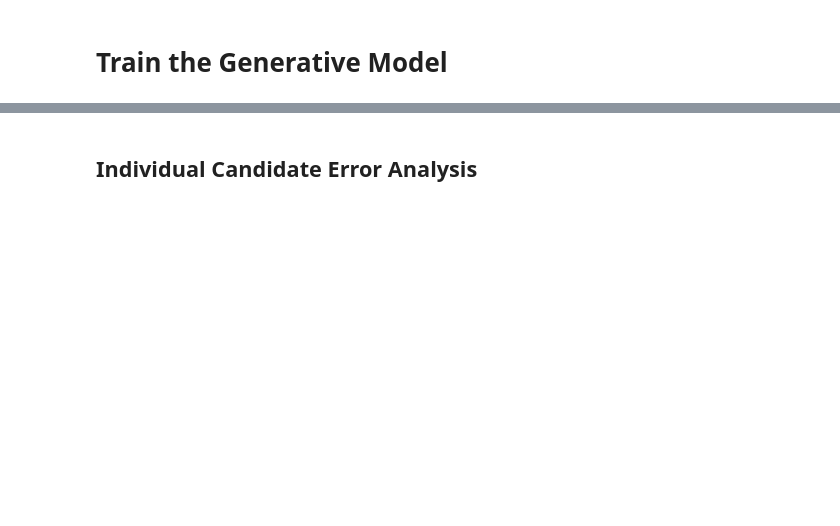
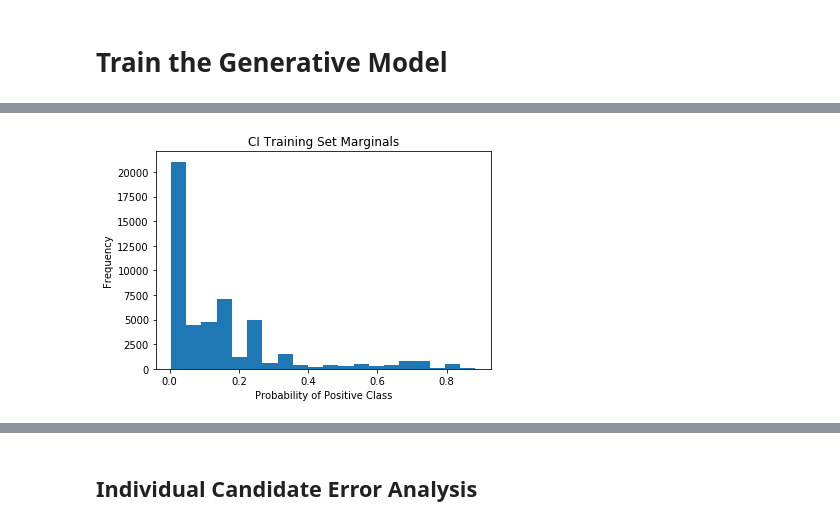
Before and after one commit to greenelab/snorkeling, a Jupyter notebook: All_Relationships/3.model-label-functions.ipynb, the cells around one changed output, grey strips where cells are left out. Cells and saved outputs as stored; diff of their text form; code cells hidden in the pictures; blank space fills up the shorter version.

Commit message:
Gen Model/label function results

```diff
--- a/All_Relationships/3.model-label-functions.ipynb
+++ b/All_Relationships/3.model-label-functions.ipynb
@@ -125,9 +92,9 @@ dev_candidate_ids
 %%time
 labeler = LabelAnnotator(lfs=[])
 
-# Only grab candidates that have human labels
+# Only grab candidates that have labels
 cids = session.query(Candidate.id).filter(Candidate.id.in_(train_candidate_ids))
-L_train = labeler.load_matrix(session, split=0) #
+L_train = labeler.load_matrix(session, cids_query=cids)
 
 cids = session.query(Candidate.id).filter(Candidate.id.in_(dev_candidate_ids))
 L_dev = labeler.load_matrix(session,cids_query=cids)
@@ -143,4 +103,0 @@ Total Data Shape:
-# %%
-L_train = L_train[np.unique(L_train.nonzero()[0]), :]
-print("Total Data Shape:")
-print(L_train.shape)
@@ -158,16 +136,14 @@ Here is the first step of classification step of this project, where we train a
 # %%
 %%time
-from snorkel.learning import GenerativeModel
-
-gen_model = GenerativeModel()
-gen_model.train(
+#Conditionally independent Generative Model
+indep_gen_model = GenerativeModel()
+indep_gen_model.train(
     L_train,
     epochs=30,
     decay=0.95,
     step_size=0.1 / L_train.shape[0],
     reg_param=1e-6,
     threads=50,
-    verbose=True
 )
 # %% [output]
 Inferred cardinality: 2
@@ -215,3 +184,5 @@ learned_stats_df
 # %%
-%time train_marginals = gen_model.marginals(L_train)
+%%time
+train_marginals_indep = indep_gen_model.marginals(L_train)
+train_marginals = gen_model.marginals(L_train)
 # %% [output]
@@ -222,2 +191,10 @@ print(len(train_marginals[train_marginals > 0.5]))
+# %%
+plt.hist(train_marginals_indep, bins=20)
+plt.title("CI Training Set Marginals")
+plt.ylabel("Frequency")
+plt.xlabel("Probability of Positive Class")
+plt.show()
+# %% [output]
+[figure, added]
 # %%
 plt.hist(train_marginals, bins=20)
```
Also changed, not shown: parts of 72 cells of this notebook, 2 other files.
